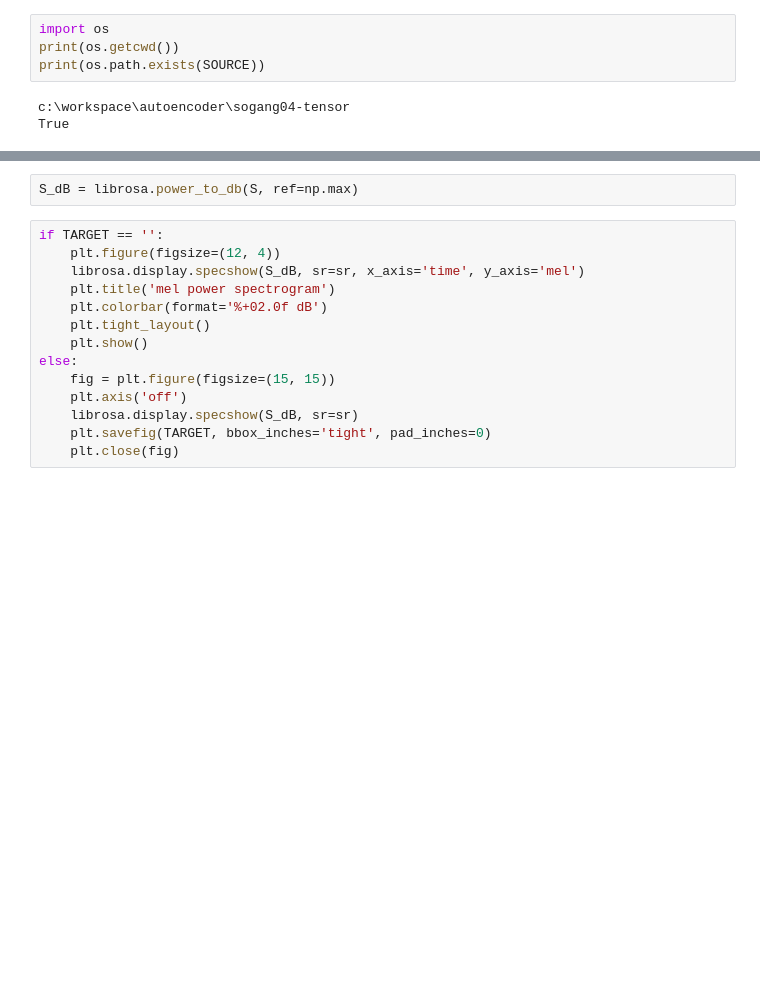
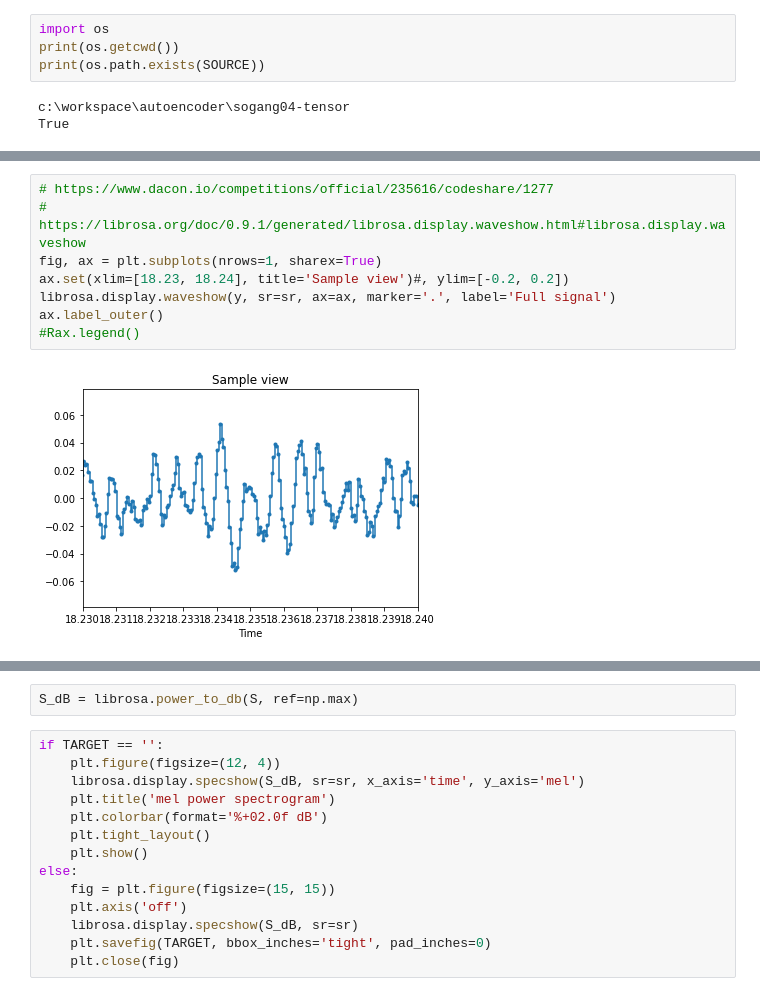
Before and after one commit to astroeye/autoencoder, a Jupyter notebook: sogang04-tensor/librosa_test.ipynb, the cells around one changed output, grey strips where cells are left out. Drawn from its saved outputs; the diff is of its cells as text; blank space fills up the shorter version.

```diff
--- a/sogang04-tensor/librosa_test.ipynb
+++ b/sogang04-tensor/librosa_test.ipynb
@@ -37,0 +62,10 @@ S.shape:  (128, 1206)
+# %%
+# https://www.dacon.io/competitions/official/235616/codeshare/1277
+# https://librosa.org/doc/0.9.1/generated/librosa.display.waveshow.html#librosa.display.waveshow
+fig, ax = plt.subplots(nrows=1, sharex=True)
+ax.set(xlim=[18.23, 18.24], title='Sample view')#, ylim=[-0.2, 0.2])
+librosa.display.waveshow(y, sr=sr, ax=ax, marker='.', label='Full signal')
+ax.label_outer()
+#Rax.legend()
+# %% [output]
+[figure, added]
```
Also changed, not shown: parts of 13 cells of this notebook.
